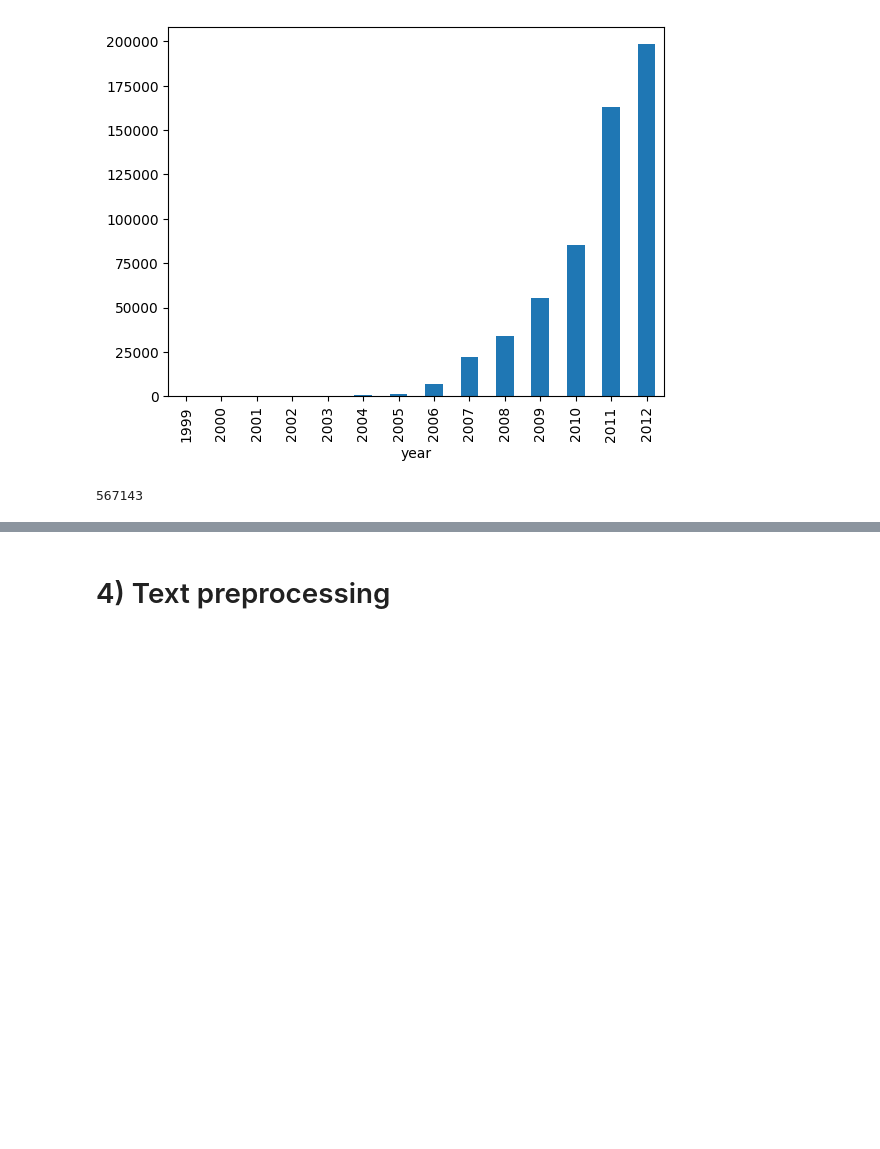
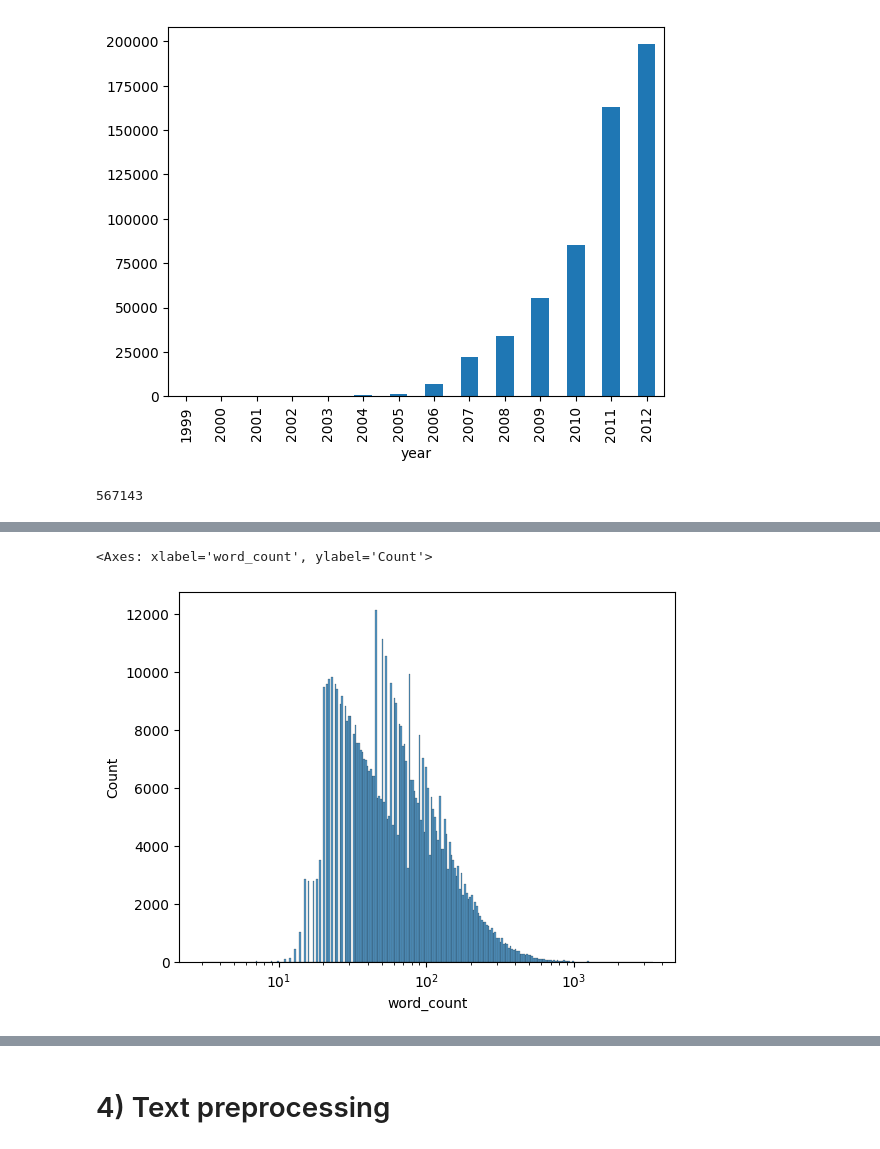
Before and after one commit to SophiaBouchama/review-analysis-teamc, a Jupyter notebook: code/preprocessing.ipynb, the cells around one changed output, grey strips where cells are left out. Drawn from its saved outputs; the diff is of its cells as text; code cells hidden in the pictures; blank space fills up the shorter version.

```diff
--- a/code/preprocessing.ipynb
+++ b/code/preprocessing.ipynb
@@ -283,0 +380,5 @@ reviews.shape[0]
+# %%
+sns.histplot(reviews['word_count'], log_scale=True)
+# %% [output]
+<Axes: xlabel='word_count', ylabel='Count'>
+[figure, added]
```
Also changed, not shown: parts of 40 cells of this notebook.
